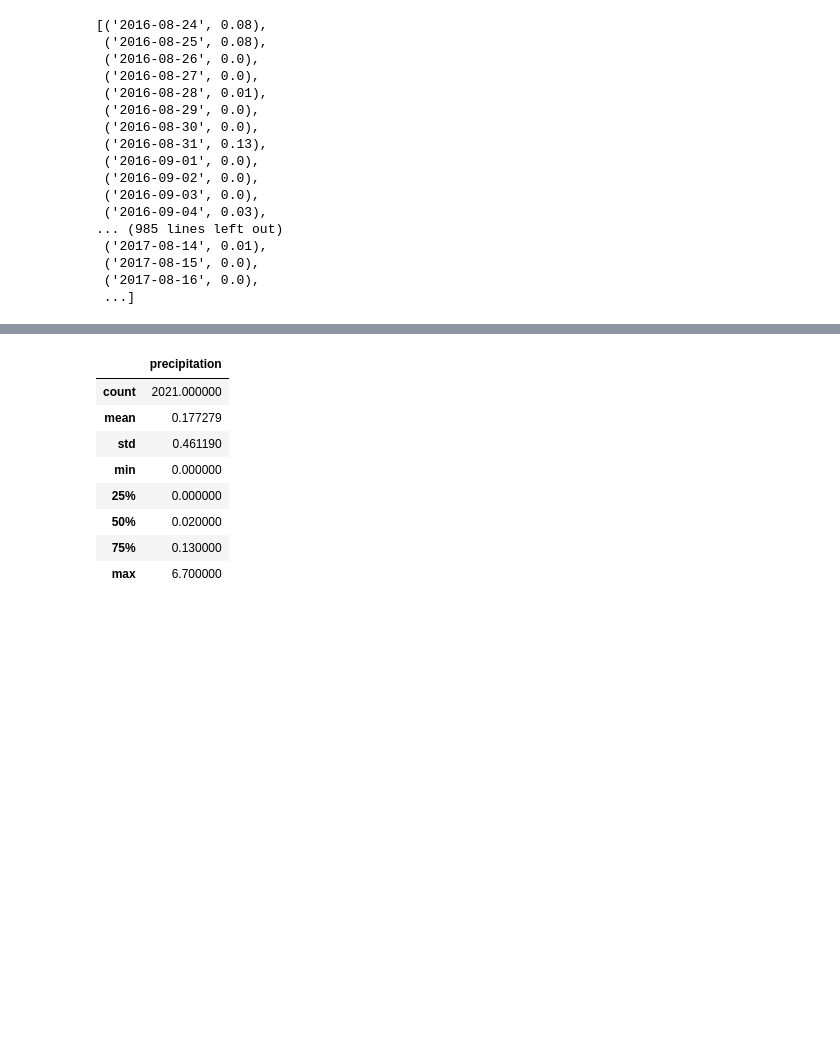
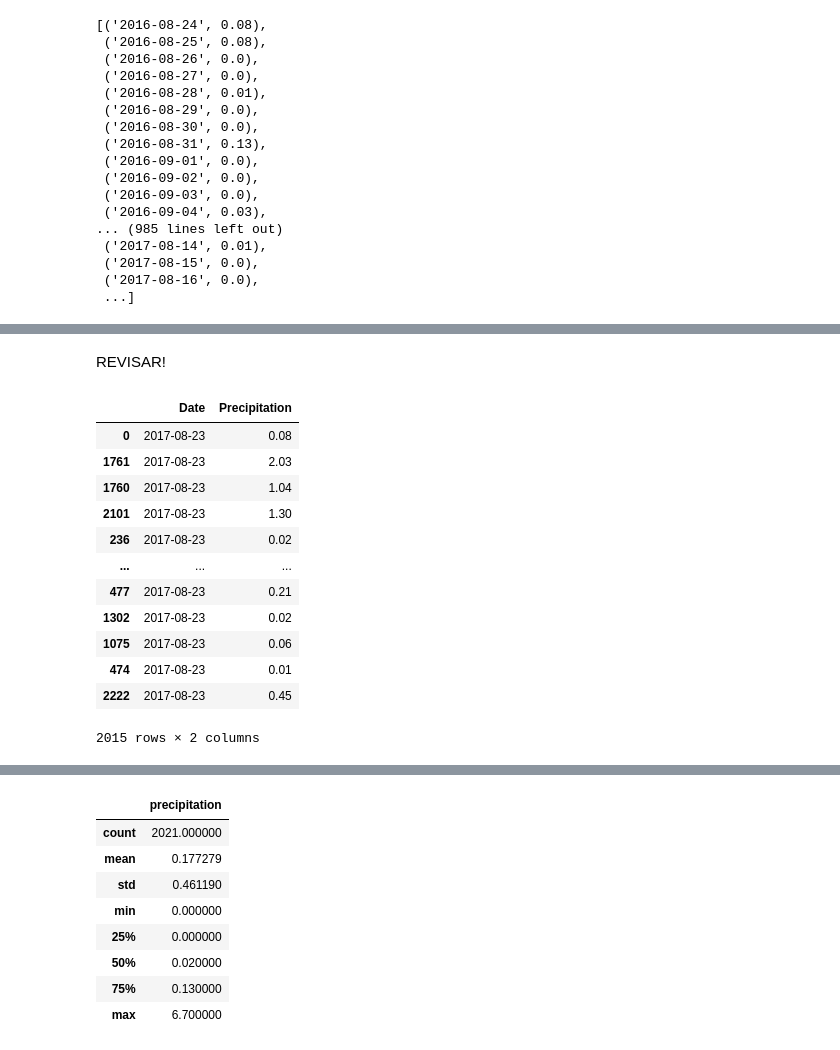
Before and after one commit to dragatuso/sqlalchemy-challenge, a Jupyter notebook: SurfsUp/climate_starter.ipynb, the cells around one changed output, grey strips where cells are left out. Saved outputs shown, nothing was run; the diff lists cells and outputs as text; code cells hidden in the pictures; blank space fills up the shorter version.

```diff
--- a/SurfsUp/climate_starter.ipynb
+++ b/SurfsUp/climate_starter.ipynb
@@ -100,0 +105,22 @@ Text(0, 0.5, 'Inches')
+# %% [markdown]
+REVISAR!
+# %%
+# Sort the dataframe by date
+precipitation_df=precipitation_df.sort_values('Date',ascending=True).dropna()
+#precipitation_df['Date']= datetime.strptime(precipitation_df['Date'],'%Y-%m-%d').date()
+#precipitation_df["Date"] = pd.to_datetime(precipitation_df["Date"], infer_datetime_format=True)
+precipitation_df
+# %% [output]
+|  | Date | Precipitation |
+| 0 | 2017-08-23 | 0.08 |
+| 1761 | 2017-08-23 | 2.03 |
+| 1760 | 2017-08-23 | 1.04 |
+| 2101 | 2017-08-23 | 1.30 |
+| 236 | 2017-08-23 | 0.02 |
+| ... | ... | ... |
+| 477 | 2017-08-23 | 0.21 |
+| 1302 | 2017-08-23 | 0.02 |
+| 1075 | 2017-08-23 | 0.06 |
+| 474 | 2017-08-23 | 0.01 |
+| 2222 | 2017-08-23 | 0.45 |
+2015 rows × 2 columns
```
Also changed, not shown: parts of 11 cells of this notebook, 1 other file.
